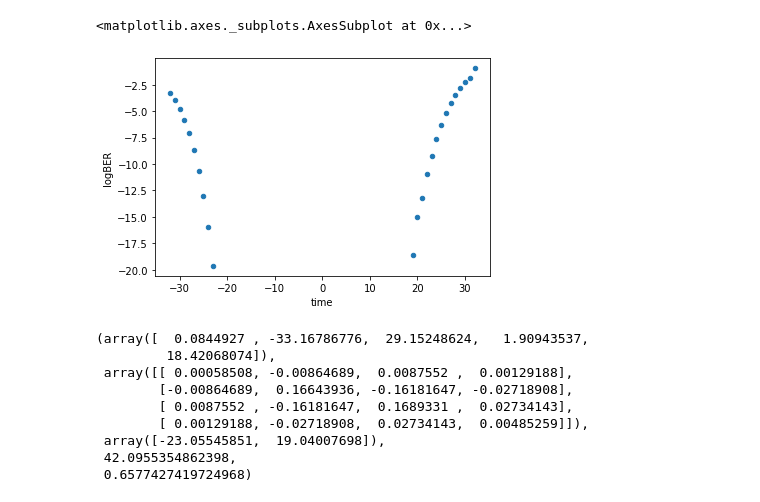
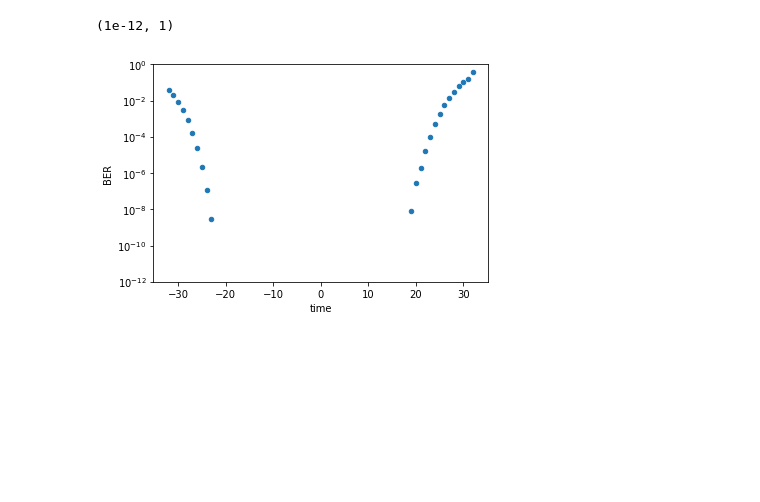
Before and after one commit to vpalladi/SerenityDCtest, a Jupyter notebook: testing.ipynb, the cells around one changed output. Cells and saved outputs as stored; diff of their text form; code cells hidden in the pictures; blank space fills up the shorter version.

```diff
--- a/testing.ipynb
+++ b/testing.ipynb
@@ -6,0 +17,5 @@ import numpy as np
+# %%
+%%timeit
+r = db.query({
+    "tx": 1
+})[0]
@@ -30,17 +29,7 @@ df
-# %%
-df.plot.scatter('time', 'logBER')
-# %% [output]
-<matplotlib.axes._subplots.AxesSubplot at 0x...>
-[figure, removed]
-# %%
-r.getOpening(1e-8)
-# %% [output]
-(array([  0.0844927 , -33.16786776,  29.15248624,   1.90943537,
-         18.42068074]),
- array([[ 0.00058508, -0.00864689,  0.0087552 ,  0.00129188],
-        [-0.00864689,  0.16643936, -0.16181647, -0.02718908],
-        [ 0.0087552 , -0.16181647,  0.1689331 ,  0.02734143],
-        [ 0.00129188, -0.02718908,  0.02734143,  0.00485259]]),
- array([-23.05545851,  19.04007698]),
- 42.0955354862398,
- 0.6577427419724968)
+# %%
+df.plot.scatter('time', 'BER')
+plt.yscale('log')
+plt.ylim(1e-12,1)
+# %% [output]
+(1e-12, 1)
+[figure, added]
```
Also changed, not shown: parts of 10 cells of this notebook, 8 other files.
